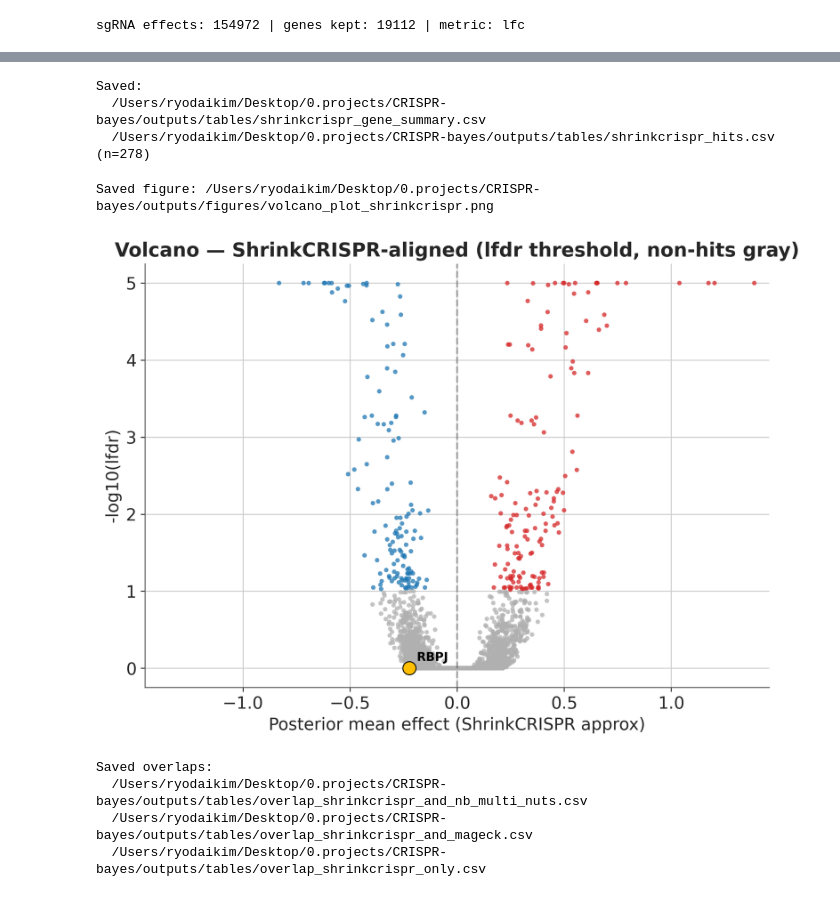
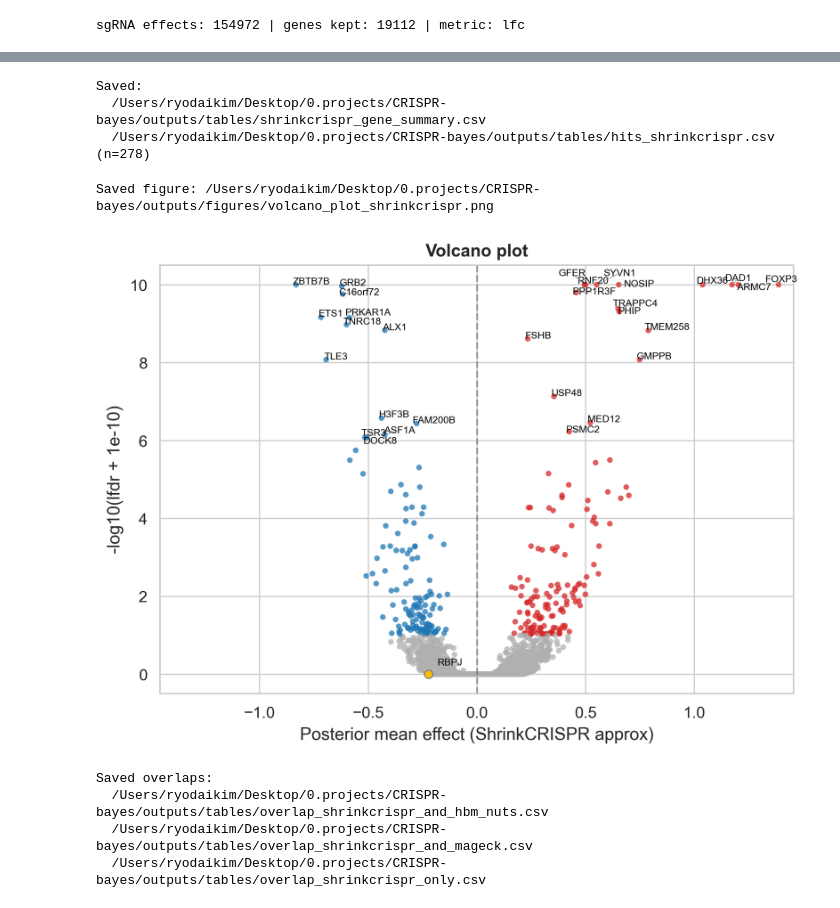
Before and after one commit to ryodaiKim/CRISPR-Bayes-Screen, a Jupyter notebook: notebooks/CRISPR_Bayes/02_ShrinkCRISPR.ipynb, the cells around one changed output, grey strips where cells are left out. Cells and saved outputs as stored; diff of their text form; code cells hidden in the pictures.

```diff
--- a/notebooks/CRISPR_Bayes/02_ShrinkCRISPR.ipynb
+++ b/notebooks/CRISPR_Bayes/02_ShrinkCRISPR.ipynb
@@ -202,6 +194,8 @@ import seaborn as sns
 import arviz as az
 
 plt.style.use('arviz-docgrid')
+sns.set_style('whitegrid')
+sns.set_context('paper', font_scale=1.2)
 
 # Totals, zeros, unique sgRNAs per sample
 sample_totals = counts_long.groupby('sample_id')['count'].sum().rename('total_count')
@@ -448,14 +442,14 @@ shrink_gene_summary = gene_df.copy()
 shrink_gene_summary = shrink_gene_summary.rename(columns={'lfdr':'lfdr'})
 shrink_hits = shrink_gene_summary.loc[shrink_gene_summary['hit'], ['gene','post_mean','lfdr','p_abs_ge_thr']]
 p_gene = table_dir / 'shrinkcrispr_gene_summary.csv'
-p_hits = table_dir / 'shrinkcrispr_hits.csv'
+p_hits = table_dir / 'hits_shrinkcrispr.csv'
 shrink_gene_summary.to_csv(p_gene, index=False)
 shrink_hits.to_csv(p_hits, index=False)
 print(f'Saved:\n  {p_gene}\n  {p_hits} (n={len(shrink_hits)})')
 # %% [output]
 Saved:
   /Users/ryodaikim/Desktop/0.projects/CRISPR-bayes/outputs/tables/shrinkcrispr_gene_summary.csv
-  /Users/ryodaikim/Desktop/0.projects/CRISPR-bayes/outputs/tables/shrinkcrispr_hits.csv (n=278)
+  /Users/ryodaikim/Desktop/0.projects/CRISPR-bayes/outputs/tables/hits_shrinkcrispr.csv (n=278)
 # %%
 # 5) Volcano plot
 import matplotlib.pyplot as plt
@@ -464,47 +458,87 @@ import numpy as np
 _dfv = shrink_gene_summary.copy()
 x = _dfv['post_mean'].astype(float).values
 # Use -log10(lfdr) with epsilon to avoid inf; color non-hits gray
-y = -np.log10(np.clip(_dfv['lfdr'].astype(float).values, 1e-300, 1.0) + 10e-6)
+y = -np.log10(np.clip(_dfv['lfdr'].astype(float).values, 1e-300, 1.0) + 1e-10)
 hits = _dfv['hit'].fillna(False).values
 colors = np.where(hits, np.where(x >= 0, '#d62728', '#1f77b4'), '#b0b0b0')
 
 plt.figure(figsize=(8,6))
 plt.scatter(x, y, c=colors, s=14, alpha=0.75, linewidths=0)
 plt.axvline(0, color='k', linestyle='--', alpha=0.3)
 xmax = float(np.nanmax(np.abs(x))) if x.size else 1.0
 if np.isfinite(xmax) and xmax > 0:
     plt.xlim(-1.05 * xmax, 1.05 * xmax)
 
+# Optional labels for top points (uses adjustText if available)
+try:
+    from adjustText import adjust_text
+    _have_adjust = True
+except Exception:
+    _have_adjust = False
+
+# Determine label column heuristically
+label_col = None
+for cand in ['gene','Gene','gene_symbol','label','name']:
+    if cand in _dfv.columns:
+        label_col = cand
+        break
+
+# If label column present, annotate top points
+if label_col is not None and len(_dfv) > 0:
+    temp = _dfv.copy()
+    temp[label_col] = temp[label_col].astype(str)
+    temp['neglog10_lfdr'] = -np.log10(np.clip(temp['lfdr'].astype(float).values, 1e-300, 1.0) + 1e-10)
+
+    top_k = min(30, len(temp))
+    top = temp.nlargest(top_k, 'neglog10_lfdr')
+
+    texts = []
+    for _, row in top.iterrows():
+        texts.append(plt.text(
+            float(row['post_mean']),
+            float(row['neglog10_lfdr']),
+            row[label_col],
+            fontsize=6.5,
+            color='black'
+        ))
+
+    adjust_text(
+        texts,
+        lim=1000,
+        force_text=(0.2, 0.25),
+        arrowprops=dict(arrowstyle='-', color='gray', lw=0.5, alpha=0.8)
+    )
+
 # Highlight RBPJ (gold star marker with label)
 try:
     _rbpj = _dfv[_dfv['gene'].astype(str).str.upper() == 'RBPJ']
     if len(_rbpj):
         _x_r = float(_rbpj['post_mean'].iloc[0])
-        _y_r = -np.log10(np.clip(float(_rbpj['lfdr'].iloc[0]), 1e-300, 1.0) + 10e-6)
-        plt.scatter([_x_r], [_y_r], s=120, c='#ffbf00', edgecolors='k', linewidths=0.8, zorder=5)
-        plt.annotate('RBPJ', (_x_r, _y_r), xytext=(6, 6), textcoords='offset points', fontsize=10, fontweight='bold', color='black')
+        _y_r = -np.log10(np.clip(float(_rbpj['lfdr'].iloc[0]), 1e-300, 1.0) + 1e-6)
+        plt.scatter([_x_r], [_y_r], s=30, c='#ffbf00', edgecolors='gray', linewidths=0.8, zorder=5)
+        plt.annotate('RBPJ', (_x_r, _y_r), xytext=(6, 6), textcoords='offset points', fontsize=6.5,  color='black')
     else:
         print('RBPJ not found in shrink_gene_summary; no highlight added.')
 except Exception as e:
     print(f'RBPJ highlight skipped due to error: {e}')
 
 plt.xlabel('Posterior mean effect (ShrinkCRISPR approx)')
-plt.ylabel('-log10(lfdr)')
-plt.title('Volcano — ShrinkCRISPR-aligned (lfdr threshold, non-hits gray)')
+plt.ylabel('-log10(lfdr + 1e-10)')
+plt.title('Volcano plot')
 plt.tight_layout()
 out_fig = fig_dir / 'volcano_plot_shrinkcrispr.png'
 plt.savefig(out_fig, dpi=150, bbox_inches='tight')
 print(f'Saved figure: {out_fig}')
 plt.show()
 # %% [output]
 Saved figure: /Users/ryodaikim/Desktop/0.projects/CRISPR-bayes/outputs/figures/volcano_plot_shrinkcrispr.png
-[figure, old version]
+[figure, new version]
 # %%
 # 6) Overlaps with HBM NUTS and MAGeCK (if present)
 from pathlib import Path
 import pandas as pd
 
-nuts_hits_path = table_dir / 'hits_nb_multi_nuts.csv'
+nuts_hits_path = table_dir / 'hits_hbm_nuts.csv'
 mageck_labels1 = table_dir / 'bench_reference_labels.csv'
 mageck_labels2 = table_dir / 'bench_mageck_hits.csv'
 
@@ -532,7 +566,7 @@ common_nuts = sorted(shrink_set & nuts_set)
 common_mageck = sorted(shrink_set & mageck_set)
 only_shrink = sorted(shrink_set - nuts_set - mageck_set)
 
-out1 = table_dir / 'overlap_shrinkcrispr_and_nb_multi_nuts.csv'
+out1 = table_dir / 'overlap_shrinkcrispr_and_hbm_nuts.csv'
 out2 = table_dir / 'overlap_shrinkcrispr_and_mageck.csv'
 out3 = table_dir / 'overlap_shrinkcrispr_only.csv'
 pd.DataFrame({'gene': common_nuts}).to_csv(out1, index=False)
@@ -541,6 +575,6 @@ pd.DataFrame({'gene': only_shrink}).to_csv(out3, index=False)
 print(f'Saved overlaps:\n  {out1}\n  {out2}\n  {out3}')
 # %% [output]
 Saved overlaps:
-  /Users/ryodaikim/Desktop/0.projects/CRISPR-bayes/outputs/tables/overlap_shrinkcrispr_and_nb_multi_nuts.csv
+  /Users/ryodaikim/Desktop/0.projects/CRISPR-bayes/outputs/tables/overlap_shrinkcrispr_and_hbm_nuts.csv
   /Users/ryodaikim/Desktop/0.projects/CRISPR-bayes/outputs/tables/overlap_shrinkcrispr_and_mageck.csv
   /Users/ryodaikim/Desktop/0.projects/CRISPR-bayes/outputs/tables/overlap_shrinkcrispr_only.csv
```
Also changed, not shown: parts of 1 cell of this notebook, 13 other files.
